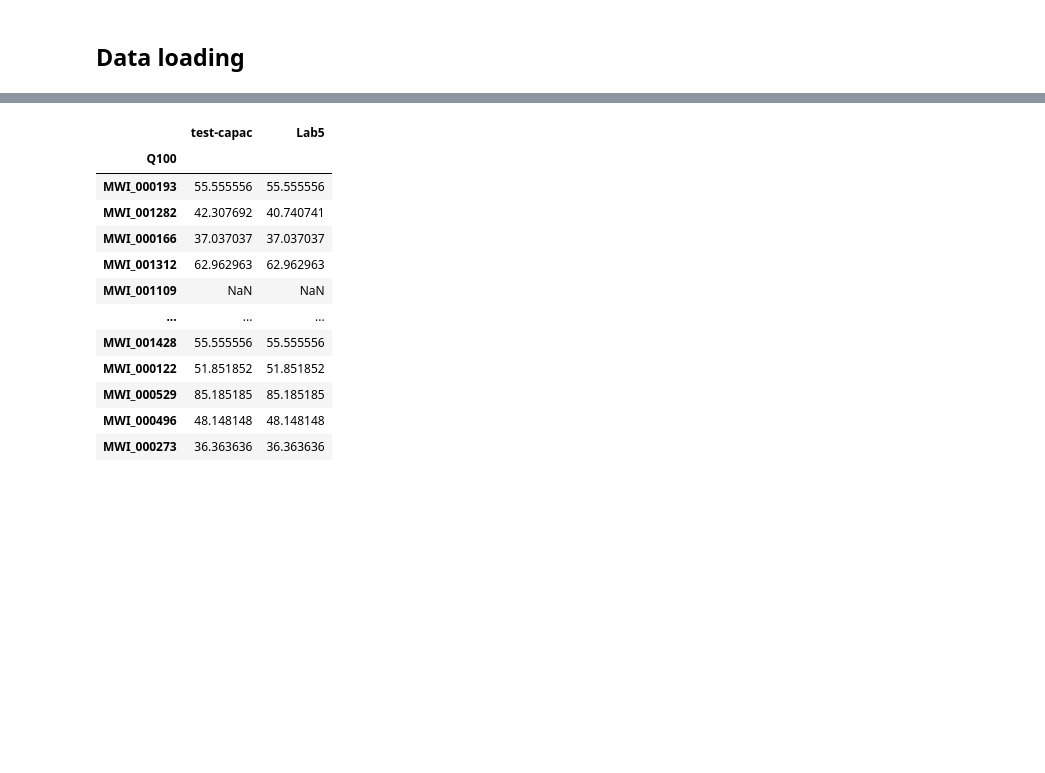
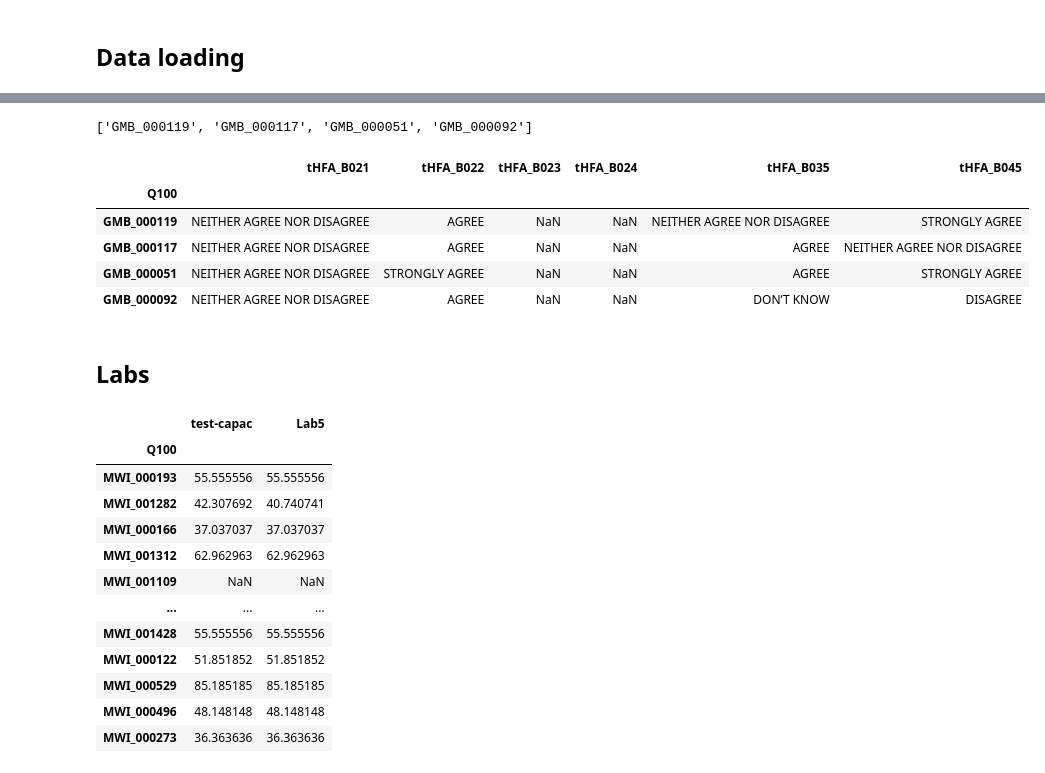
Before and after one commit to UncleAsiwaju/tHFA, a Jupyter notebook: Match.ipynb, the cells around one changed output, grey strips where cells are left out. Drawn from its saved outputs; the diff is of its cells as text; code cells hidden in the pictures; blank space fills up the shorter version.

```diff
--- a/Match.ipynb
+++ b/Match.ipynb
@@ -2,3 +2,17 @@
 # Matching Notebook Between IQVIA and TGF data
 # %% [markdown]
 ## Data loading
+# %%
+import pandas as pd
+import numpy as np
+matched_1st = pd.read_excel('./external/Gambia_css_results.xlsx')
+matched_1st = matched_1st.set_index('q100')
+
+iqvia = pd.read_csv('./output/GMB/tHFA-gambia-analysis_v2.9.csv')
+iqvia = iqvia.set_index('Q100')
+
+file_path = "./Updated tHFA data/tHFA_GMB.xlsx"
+df = pd.read_excel(file_path, header=None)
+df.columns = df.iloc[0]
+df = df[1:]
+df.set_index('Q100', inplace=True)
@@ -5,7 +21,11 @@
 # %%
 import pandas as pd
 import numpy as np
-matched_1st = pd.read_excel('./external/tHFA_malawi_anaylsis_check.xlsx')
+matched_1st = pd.read_excel('./external/Gambia_css_results.xlsx')
 matched_1st = matched_1st.set_index('q100')
-iqvia = pd.read_csv('./output/tHFA-malawi-analysis_v1.4.csv')
+iqvia = pd.read_csv('./output/GMB/tHFA-gambia-analysis_v2.10.csv')
 iqvia = iqvia.set_index('Q100')
+# %%
+see = pd.merge(left=matched_1st,right=iqvia,right_index=True,left_index=True)
+look = see[round(see['CLM_score'],1)==round(see['css_3'],1)][['CLM_score','css_3']]
+look
@@ -12,3 +46,20 @@ iqvia = iqvia.set_index('Q100')
+# %%
+list(look.index)
+# %% [output]
+['GMB_000119', 'GMB_000117', 'GMB_000051', 'GMB_000092']
+# %%
+q = ['tHFA_B021', 'tHFA_B022', 'tHFA_B023', 'tHFA_B024', 'tHFA_B035', 'tHFA_B045']
+
+df.loc[list(look.index)][q]
+# %% [output]
+|  | tHFA_B021 | tHFA_B022 | tHFA_B023 | tHFA_B024 | tHFA_B035 | tHFA_B045 |
+| Q100 |  |  |  |  |  |  |
+| GMB_000119 | NEITHER AGREE NOR DISAGREE | AGREE | NaN | NaN | NEITHER AGREE NOR DISAGREE | STRONGLY AGREE |
+| GMB_000117 | NEITHER AGREE NOR DISAGREE | AGREE | NaN | NaN | AGREE | NEITHER AGREE NOR DISAGREE |
+| GMB_000051 | NEITHER AGREE NOR DISAGREE | STRONGLY AGREE | NaN | NaN | AGREE | STRONGLY AGREE |
+| GMB_000092 | NEITHER AGREE NOR DISAGREE | AGREE | NaN | NaN | DON’T KNOW | DISAGREE |
+# %% [markdown]
+## Labs
 # %%
 lab = pd.read_excel('./external/Lab5-Differences.xlsx',sheet_name=1,index_col=0)
 lab = lab[['test-capac','Lab5']]
```
Also changed, not shown: parts of 2 cells of this notebook, 3 other files.
